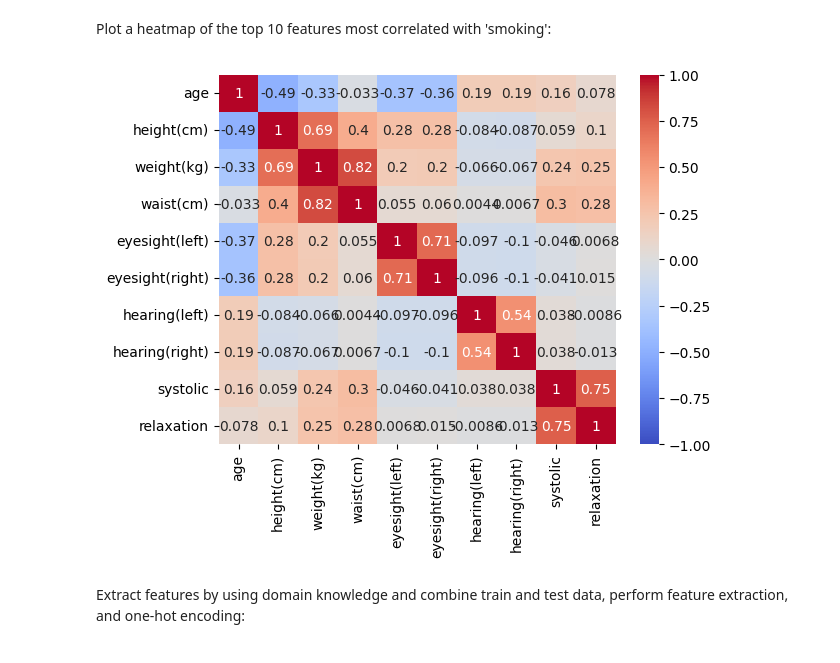
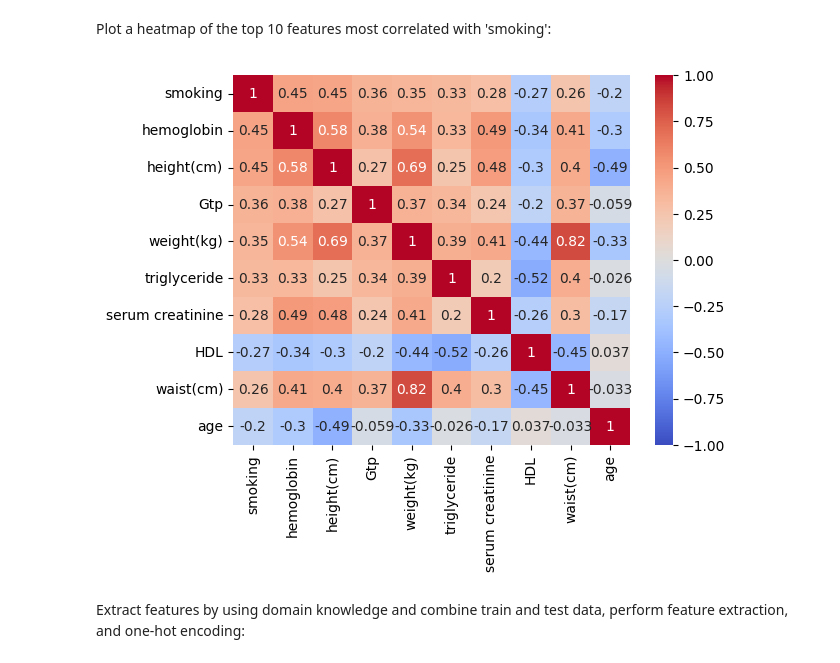
Before and after one commit to ilovec8763/Binary-Prediction-of-Smoker-Status-using-Bio-Signa, a Jupyter notebook: binary-prediction-of-smoker-status-using-bio-signa.ipynb, the cells around one changed output. Saved outputs shown, nothing was run; the diff lists cells and outputs as text; code cells hidden in the pictures.

```diff
--- a/binary-prediction-of-smoker-status-using-bio-signa.ipynb
+++ b/binary-prediction-of-smoker-status-using-bio-signa.ipynb
@@ -324,12 +340,13 @@ Plot a heatmap of the top 10 features most correlated with 'smoking':
 # %%
 N = 10
 #display(new_corr[list(new_top_corrs.head(N).index)].loc[list(new_top_corrs.head(N).index)]) #.iloc[:N,:])
 most_important_feature = list(new_top_corrs.head(N).index)
-#print(most_important_feature)
-sns.heatmap(new_corr.head(N).iloc[:,:N] , vmin=-1, vmax=1, center=0, square=False, annot=True, cmap='coolwarm') # 你可以再加上annot = True，這樣corr value就可以被畫出來。
+#prit(most_important_feature)
+sns.heatmap(new_corr[new_top_corrs.head(N).index].loc[new_top_corrs.head(N).index] , vmin=-1, vmax=1, center=0, square=False, annot=True, cmap='coolwarm') # 你可以再加上annot = True，這樣corr value就可以被畫出來。
+
 plt.show()
 # %% [output]
-[figure, old version]
+[figure, new version]
 # %% [markdown]
 Extract features by using domain knowledge and combine train and test data, perform feature extraction, and one-hot encoding:
 # %%
```
Also changed, not shown: parts of 16 cells of this notebook.
